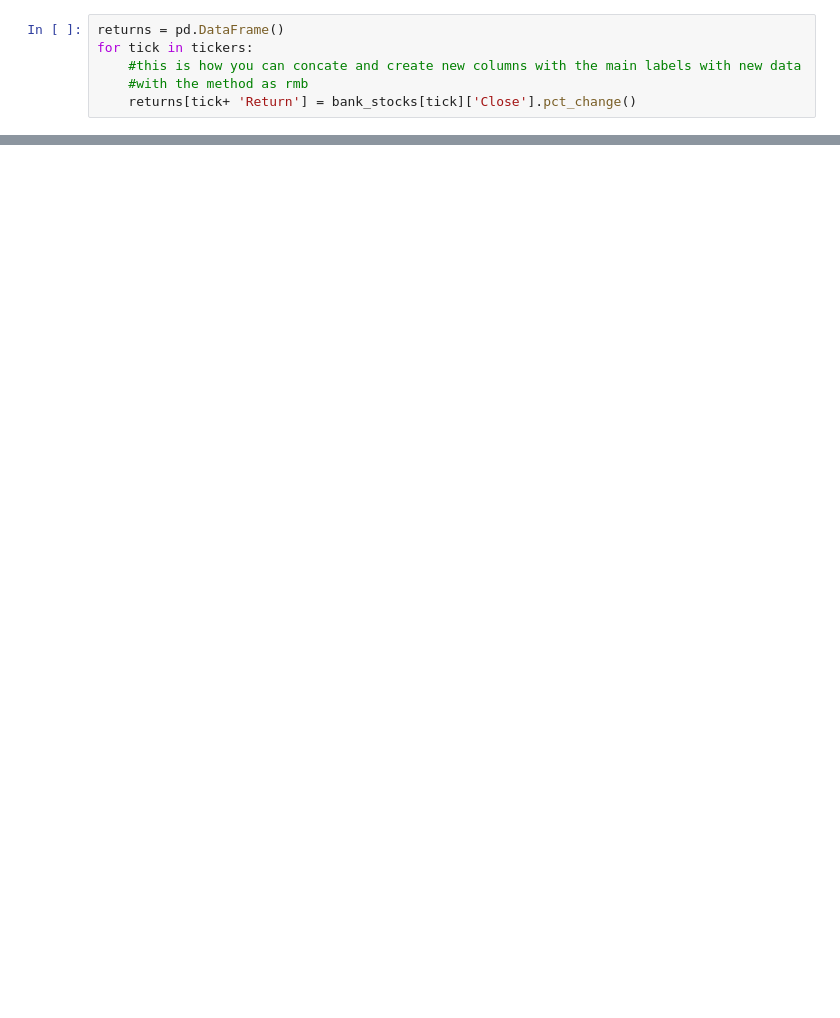
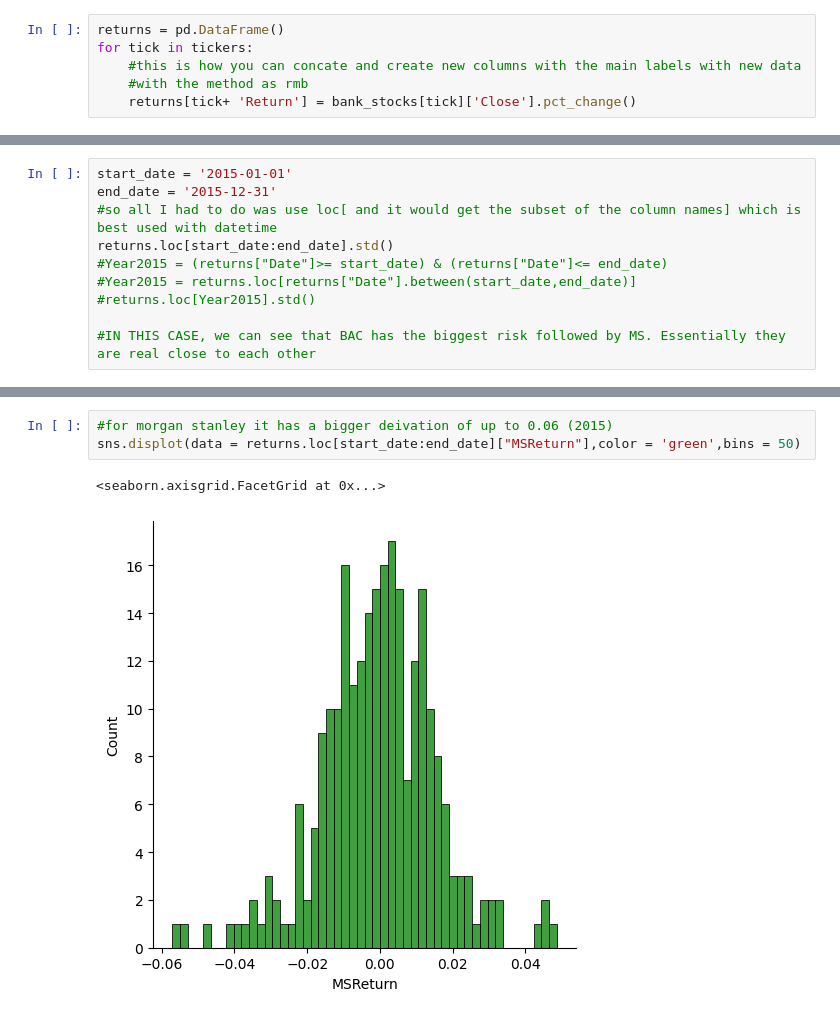
Before and after one commit to Ryan-nd/Data-Science-Capstone-Project-Finance-Analysis, a Jupyter notebook: Finance Project.ipynb, the cells around one changed output, grey strips where cells are left out. Saved outputs shown, nothing was run; the diff lists cells and outputs as text; blank space fills up the shorter version.

Commit message:
More Financial Data Analysis
Creating Distribution Plot to explore on data of 2015 returns and compare stocks variability (Research assumptions behind their changes)

```diff
--- a/Finance Project.ipynb
+++ b/Finance Project.ipynb
@@ -54,0 +119,10 @@ sns.pairplot(returns[1:])
+# %%
+start_date = '2015-01-01'
+end_date = '2015-12-31'
+#so all I had to do was use loc[ and it would get the subset of the column names] which is best used with datetime
+returns.loc[start_date:end_date].std()
+#Year2015 = (returns["Date"]>= start_date) & (returns["Date"]<= end_date)
+#Year2015 = returns.loc[returns["Date"].between(start_date,end_date)]
+#returns.loc[Year2015].std()
+
+#IN THIS CASE, we can see that BAC has the biggest risk followed by MS. Essentially they are real close to each other
@@ -54,0 +143,6 @@ sns.pairplot(returns[1:])
+# %%
+#for morgan stanley it has a bigger deivation of up to 0.06 (2015)
+sns.displot(data = returns.loc[start_date:end_date]["MSReturn"],color = 'green',bins = 50)
+# %% [output]
+<seaborn.axisgrid.FacetGrid at 0x...>
+[figure, added]
```
Also changed, not shown: parts of 10 cells of this notebook.
